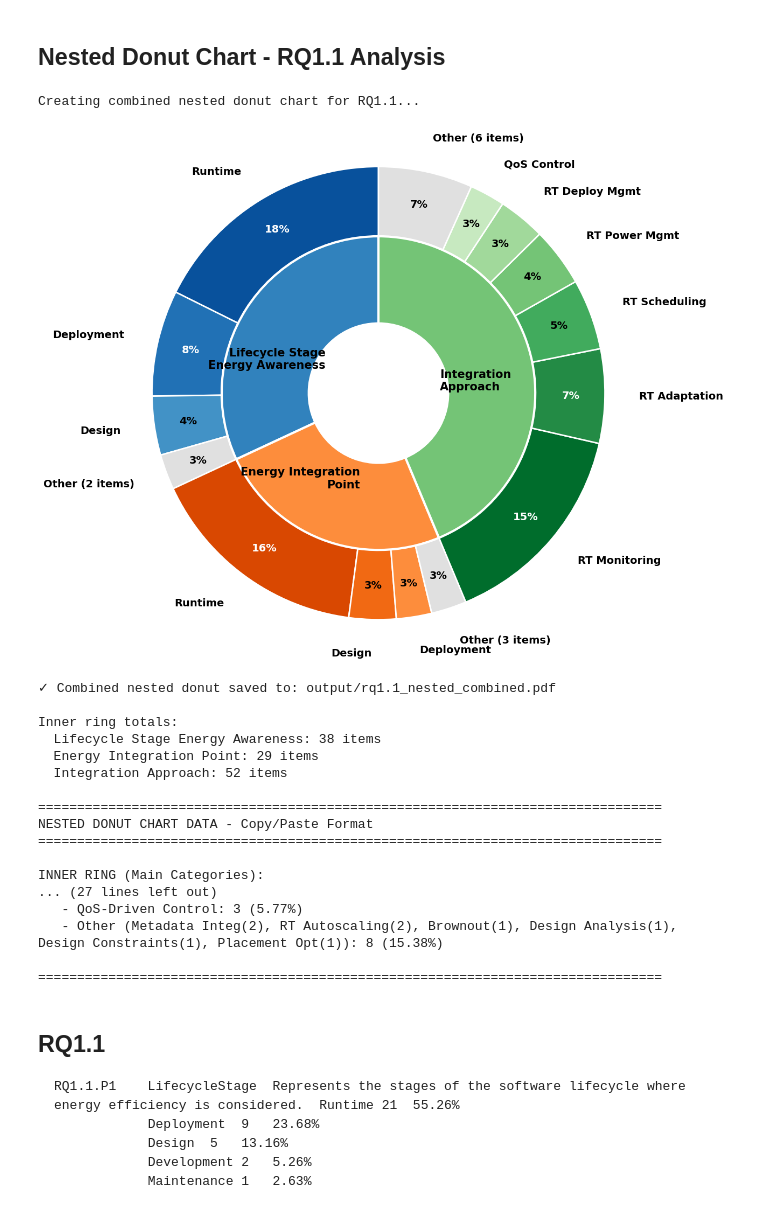
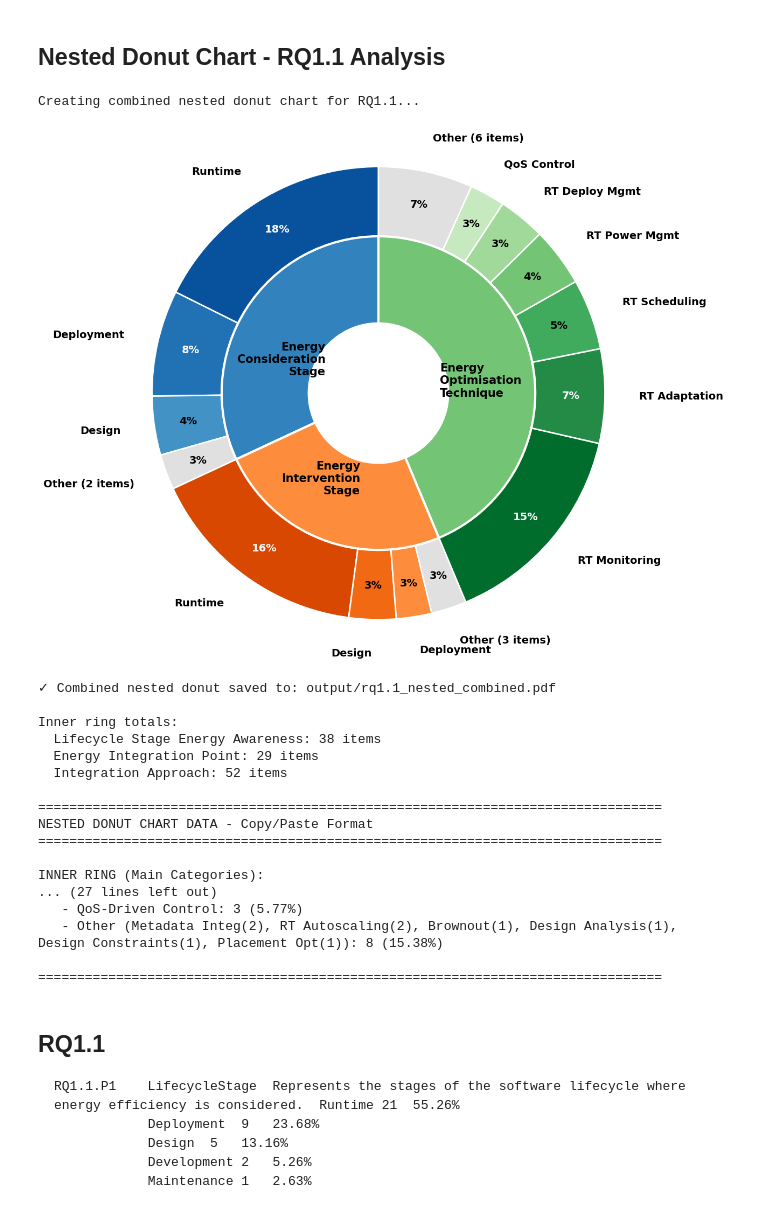
Before and after one commit to eoanodea/slr, a Jupyter notebook: 6-data-visualisation/rq1/rq1.generate.ipynb, the cells around one changed output. Cells and saved outputs as stored; diff of their text form; code cells hidden in the pictures.

```diff
--- a/6-data-visualisation/rq1/rq1.generate.ipynb
+++ b/6-data-visualisation/rq1/rq1.generate.ipynb
@@ -14,7 +14,7 @@ print("Creating combined nested donut chart for RQ1.1...")
 
 # Prepare data for nested donut
 # Inner ring: three main categories
-inner_labels = ['Lifecycle Stage\nEnergy Awareness', 'Energy Integration\nPoint', 'Integration\nApproach']
+inner_labels = ['Energy\nConsideration\nStage', 'Energy\nIntervention\nStage', 'Energy\nOptimisation\nTechnique']
 inner_sizes = [38, 29, 52]  # Total counts for each category
 inner_colors = ['#3182bd', '#fd8d3c', '#74c476']
 
@@ -129,34 +129,34 @@ for label, size in zip(inner_labels, inner_sizes):
 print("\n\nOUTER RING (Subcategories by Main Category):")
 print("-" * 40)
 
 print("\n1. LIFECYCLE STAGE ENERGY AWARENESS (38 items total - Items ≥5 + Other):")
 ls_labels = ['Runtime', 'Deployment', 'Design', 'Other (Development(2), Maintenance(1))']
 ls_sizes = [21, 9, 5, 3]
 for label, size in zip(ls_labels, ls_sizes):
     pct = (size / 38) * 100
     print(f"   - {label}: {size} ({pct:.2f}%)")
 
 print("\n2. ENERGY INTEGRATION POINT (29 items total - Items ≥3 + Other):")
 ei_labels = ['Runtime', 'Design', 'Deployment',
              'Other (Analysis(1), Configuration(1), Development(1))']
 ei_sizes = [19, 4, 3, 3]
 for label, size in zip(ei_labels, ei_sizes):
     pct = (size / 29) * 100
     print(f"   - {label}: {size} ({pct:.2f}%)")
 
 print("\n3. INTEGRATION APPROACH (52 items total - Items ≥3 + Other):")
 ia_labels = ['Runtime Monitoring', 'Runtime Adaptation', 'Runtime Scheduling',
              'Runtime Power Management', 'Runtime Deployment Management', 'QoS-Driven Control',
              'Other (Metadata Integ(2), RT Autoscaling(2), Brownout(1), Design Analysis(1), Design Constraints(1), Placement Opt(1))']
 ia_sizes = [18, 8, 6, 5, 4, 3, 8]
 for label, size in zip(ia_labels, ia_sizes):
     pct = (size / 52) * 100
     print(f"   - {label}: {size} ({pct:.2f}%)")
 
 print("\n" + "="*80)
 # %% [output]
 Creating combined nested donut chart for RQ1.1...
-[figure, old version]
+[figure, new version]
 ✓ Combined nested donut saved to: output/rq1.1_nested_combined.pdf
 
 Inner ring totals:
```
Also changed, not shown: 10 other files.
